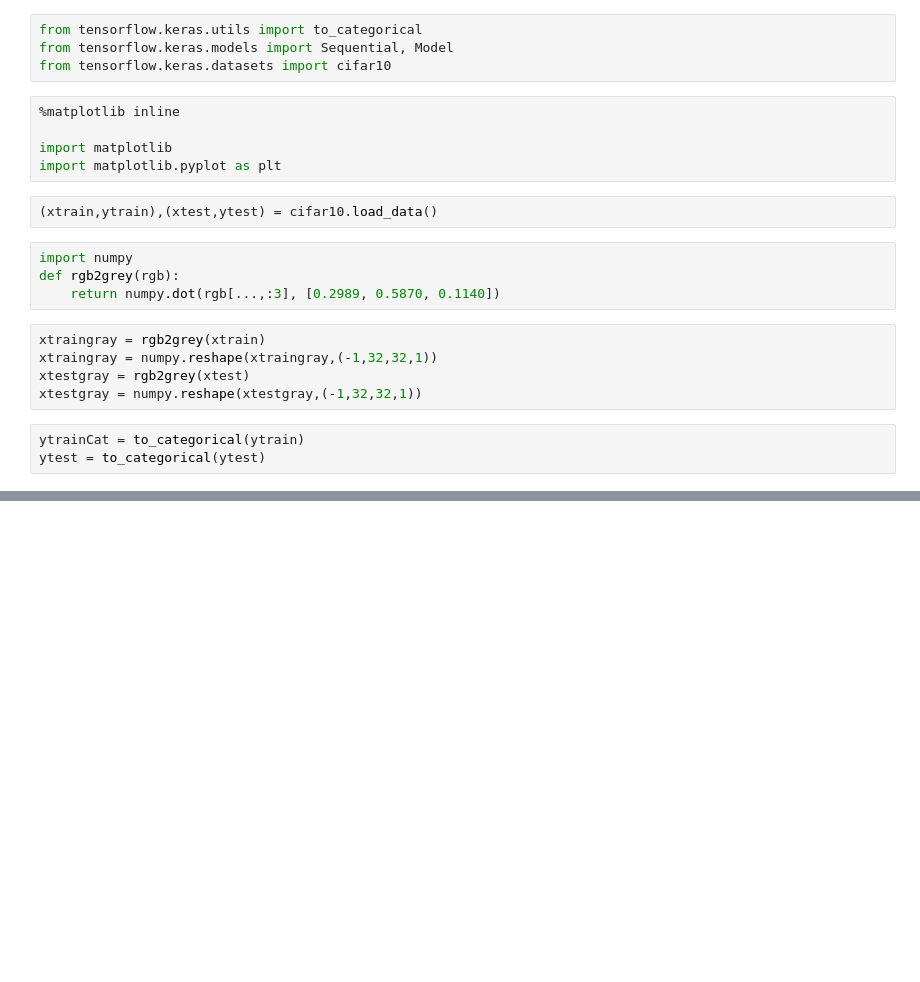
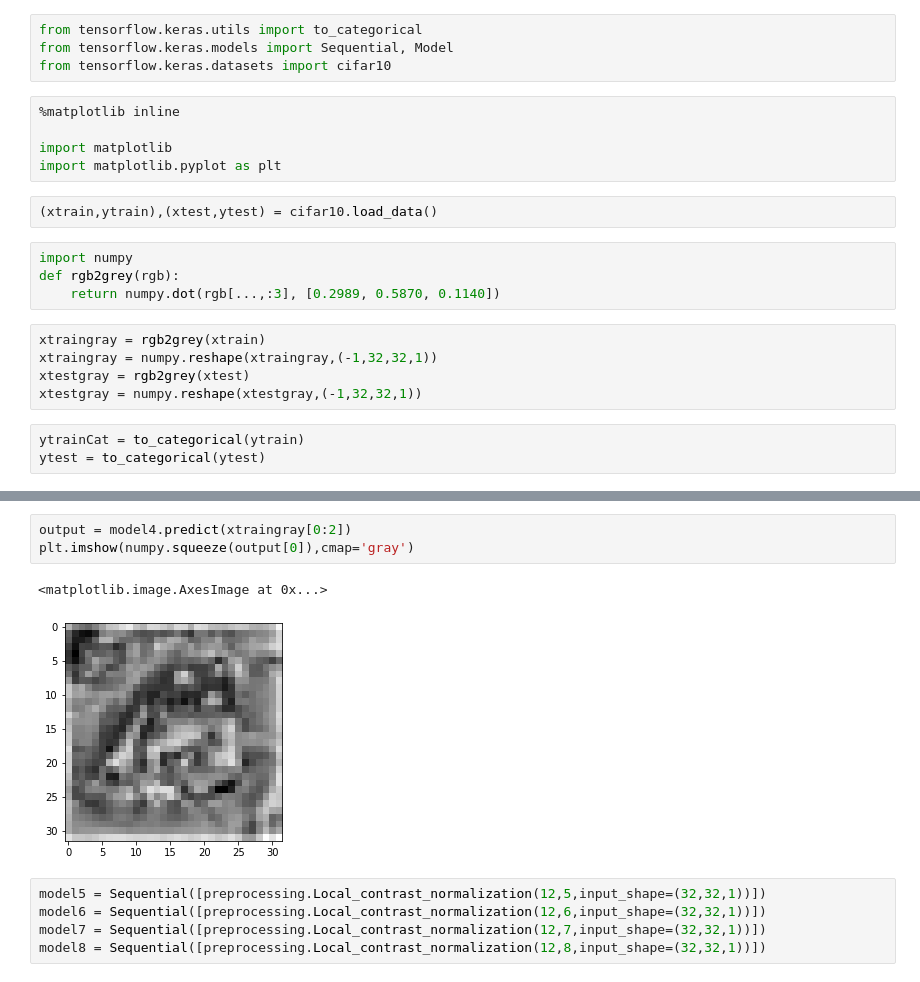
Before and after one commit to lrr0001/diff-admm-for-multi-layer-sc, a Jupyter notebook: tightFrameRuns.ipynb, the cells around one changed output, grey strips where cells are left out. Cells and saved outputs as stored; diff of their text form; blank space fills up the shorter version.

```diff
--- a/tightFrameRuns.ipynb
+++ b/tightFrameRuns.ipynb
@@ -40,0 +62,11 @@ Use tf.where in 2.0, which has the same broadcast rule as np.where
+# %%
+output = model4.predict(xtraingray[0:2])
+plt.imshow(numpy.squeeze(output[0]),cmap='gray')
+# %% [output]
+<matplotlib.image.AxesImage at 0x...>
+[figure, added]
+# %%
+model5 = Sequential([preprocessing.Local_contrast_normalization(12,5,input_shape=(32,32,1))])
+model6 = Sequential([preprocessing.Local_contrast_normalization(12,6,input_shape=(32,32,1))])
+model7 = Sequential([preprocessing.Local_contrast_normalization(12,7,input_shape=(32,32,1))])
+model8 = Sequential([preprocessing.Local_contrast_normalization(12,8,input_shape=(32,32,1))])
```
Also changed, not shown: parts of 11 cells of this notebook, 3 other files.
